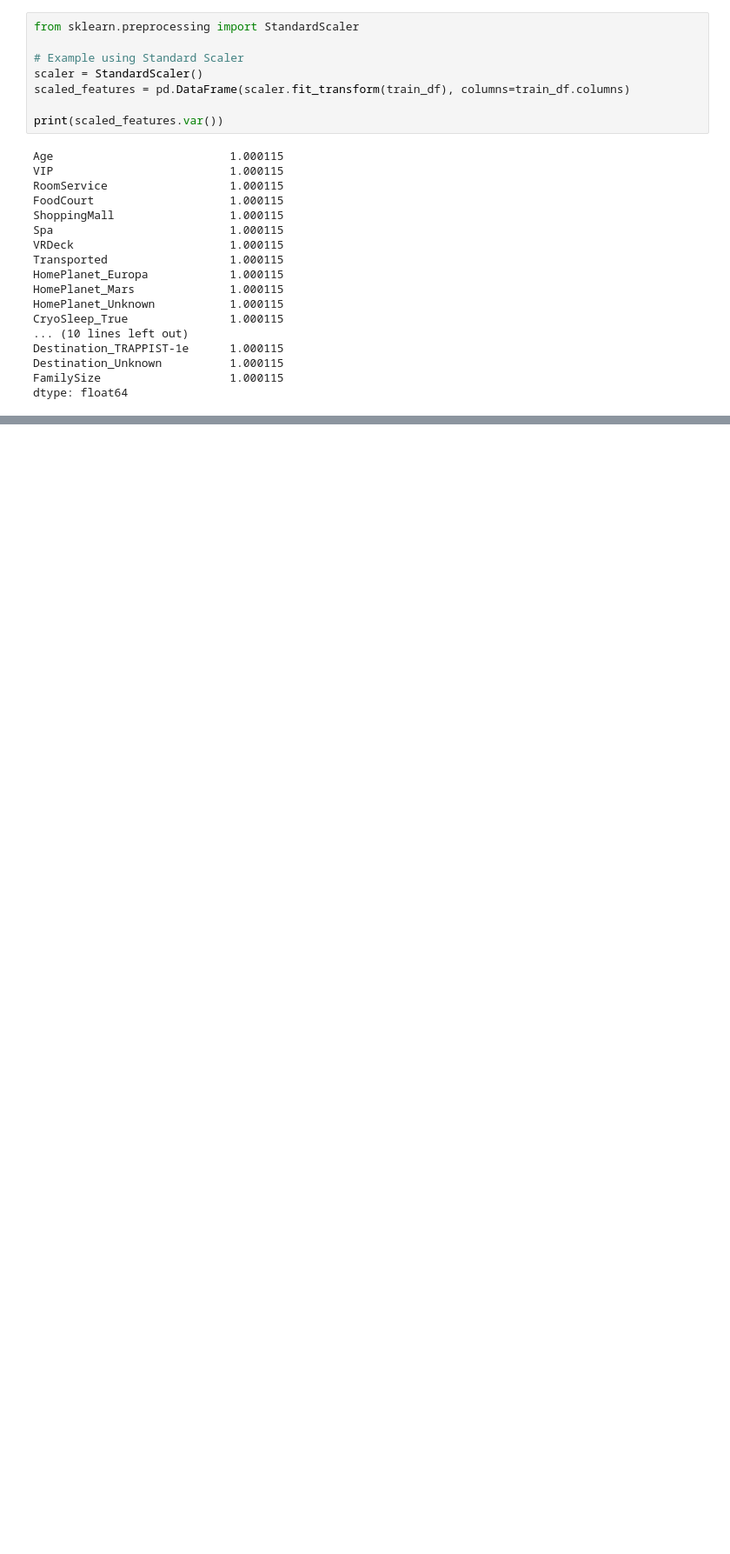
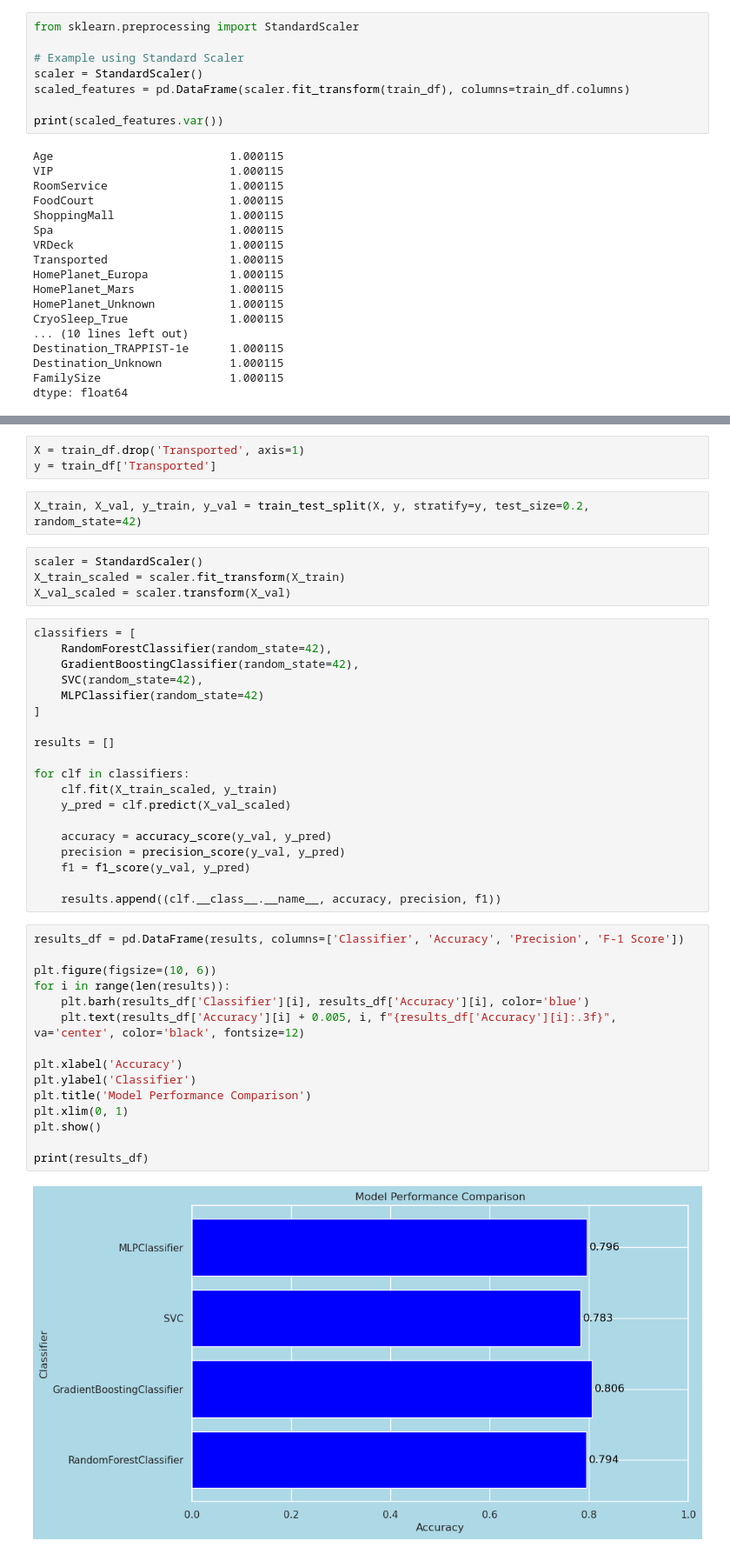
Before and after one commit to chi0405/Predict_Alternate_Dimension_Passengers, a Jupyter notebook: predict-alternate-dimension-passengers.ipynb, the cells around one changed output, grey strips where cells are left out. Shown at 87% size. Saved outputs shown, nothing was run; the diff lists cells and outputs as text; blank space fills up the shorter version.

Commit message:
Kaggle Notebook | Predict Alternate Dimension Passengers | Version 2

```diff
--- a/predict-alternate-dimension-passengers.ipynb
+++ b/predict-alternate-dimension-passengers.ipynb
@@ -397,0 +409,45 @@ ADD STRATIFY IN  MODeLLING
+# %%
+X = train_df.drop('Transported', axis=1)
+y = train_df['Transported']
+# %%
+X_train, X_val, y_train, y_val = train_test_split(X, y, stratify=y, test_size=0.2, random_state=42)
+# %%
+scaler = StandardScaler()
+X_train_scaled = scaler.fit_transform(X_train)
+X_val_scaled = scaler.transform(X_val)
+# %%
+classifiers = [
+    RandomForestClassifier(random_state=42),
+    GradientBoostingClassifier(random_state=42),
+    SVC(random_state=42),
+    MLPClassifier(random_state=42)
+]
+
+results = []
+
+for clf in classifiers:
+    clf.fit(X_train_scaled, y_train)
+    y_pred = clf.predict(X_val_scaled)
+
+    accuracy = accuracy_score(y_val, y_pred)
+    precision = precision_score(y_val, y_pred)
+    f1 = f1_score(y_val, y_pred)
+
+    results.append((clf.__class__.__name__, accuracy, precision, f1))
+# %%
+results_df = pd.DataFrame(results, columns=['Classifier', 'Accuracy', 'Precision', 'F-1 Score'])
+
+plt.figure(figsize=(10, 6))
+for i in range(len(results)):
+    plt.barh(results_df['Classifier'][i], results_df['Accuracy'][i], color='blue')
+    plt.text(results_df['Accuracy'][i] + 0.005, i, f"{results_df['Accuracy'][i]:.3f}", va='center', color='black', fontsize=12)
+
+plt.xlabel('Accuracy')
+plt.ylabel('Classifier')
+plt.title('Model Performance Comparison')
+plt.xlim(0, 1)
+plt.show()
+
+print(results_df)
+# %% [output]
+[figure, added]
```
Also changed, not shown: parts of 7 cells of this notebook.
